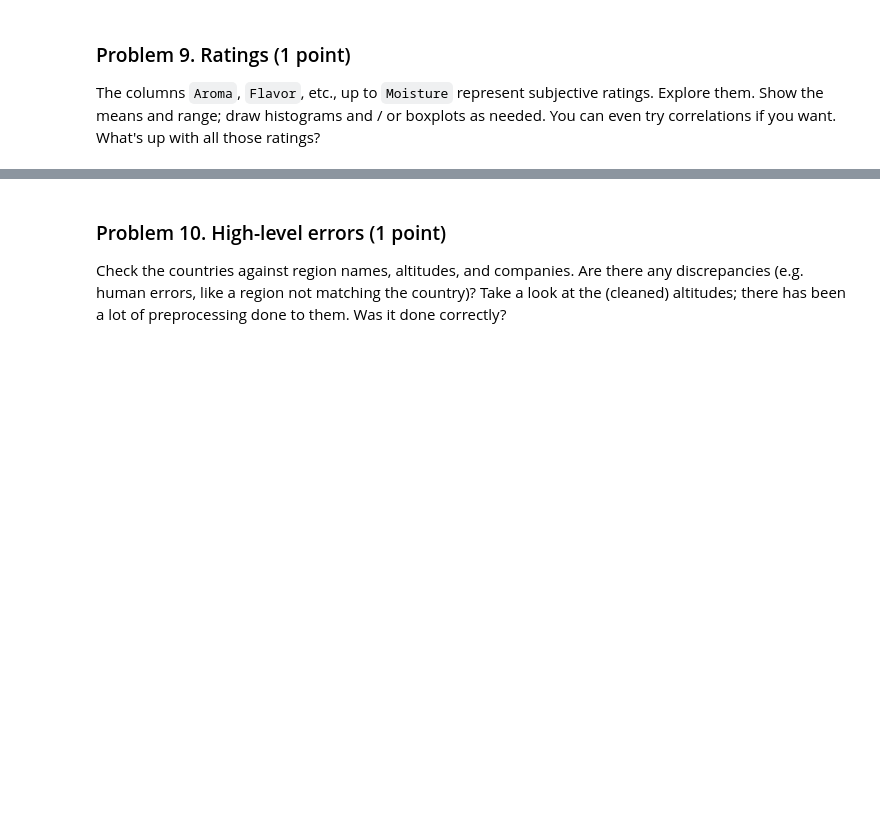
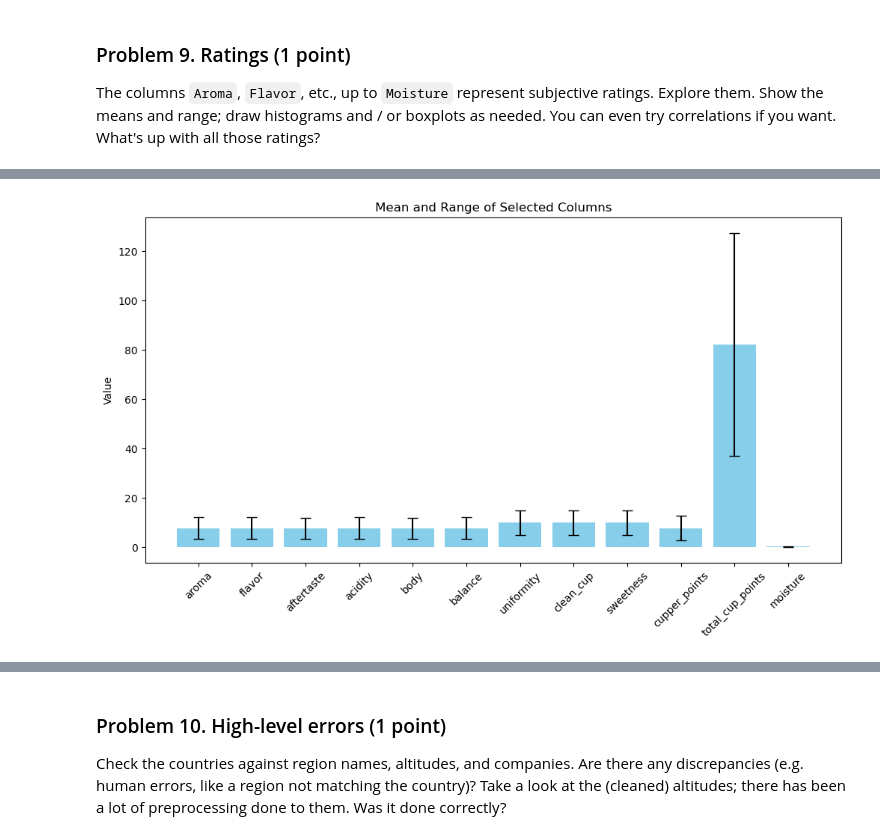
Before and after one commit to AI-Machine-Learning-Upskill-Programme/Data-Science, a Jupyter notebook: Data Science Course/Homeworks/02.Data-Tidying-and-Cleaning-Lab/Data Tidying and Cleaning Lab.ipynb, the cells around one changed output, grey strips where cells are left out. Cells and saved outputs as stored; diff of their text form; code cells hidden in the pictures; blank space fills up the shorter version.

```diff
--- a/Data Science Course/Homeworks/02.Data-Tidying-and-Cleaning-Lab/Data Tidying and Cleaning Lab.ipynb
+++ b/Data Science Course/Homeworks/02.Data-Tidying-and-Cleaning-Lab/Data Tidying and Cleaning Lab.ipynb
@@ -98,3 +250,6 @@ While you're here, fix the expiration dates, and grading dates. Unlike the other
+# %%
+# Last task from this problem: Convert expiration to datetime
+coffee_data["expiration"] = pd.to_datetime(coffee_data.expiration, format = "mixed")
 # %% [markdown]
 ### Problem 6. Countries (1 point)
 How many coffees are there with unknown countries of origin? What can you do about them?
@@ -101,3 +282,16 @@ How many coffees are there with unknown countries of origin? What can you do abo
+# %%
+# The country which is missing is Columbia according to my research
+# source = "http://racafe.com.co/en/about-us/about-racafe/"
+coffee_data["country_of_origin"] = coffee_data["country_of_origin"].fillna("Colombia")
+# %%
+# I also spotted some errors in two other names - Côte d'Ivoire, and "Tanzania, United Republic of" is a little bit bland.
+
+country_replacements = {
+    "Tanzania, United Republic Of": "Tanzania",
+    "Cote d?Ivoire": "Côte d'Ivoire"
+}
+
+coffee_data["country_of_origin"] = coffee_data['country_of_origin'].replace(country_replacements)
 # %% [markdown]
 ### Problem 7. Owners (1 point)
 There are two suspicious columns, named `Owner`, and `Owner.1` (they're likely called something different after you solved problem 3). Do something about them. Is there any link to `Producer`?
@@ -103,0 +313,3 @@ There are two suspicious columns, named `Owner`, and `Owner.1` (they're likely c
+# %%
+coffee_data = coffee_data.drop(columns = "owner")
+coffee_data = coffee_data.rename(columns = {"owner_1" : "owner"})
@@ -113,0 +498,16 @@ The columns `Aroma`, `Flavor`, etc., up to `Moisture` represent subjective ratin
+# %%
+cols = coffee_data.columns[19:31]
+
+# Compute means and ranges
+means = coffee_data[cols].mean()
+ranges = coffee_data[cols].max() - coffee_data[cols].min()
+
+# Plot means with ranges as error bars
+plt.figure(figsize=(12,6))
+plt.bar(cols, means, yerr=ranges/2, capsize=5, color='skyblue')
+plt.xticks(rotation=45)
+plt.ylabel('Value')
+plt.title('Mean and Range of Selected Columns')
+plt.show()
+# %% [output]
+[figure, added]
```
Also changed, not shown: parts of 30 cells of this notebook, 1 other file.
